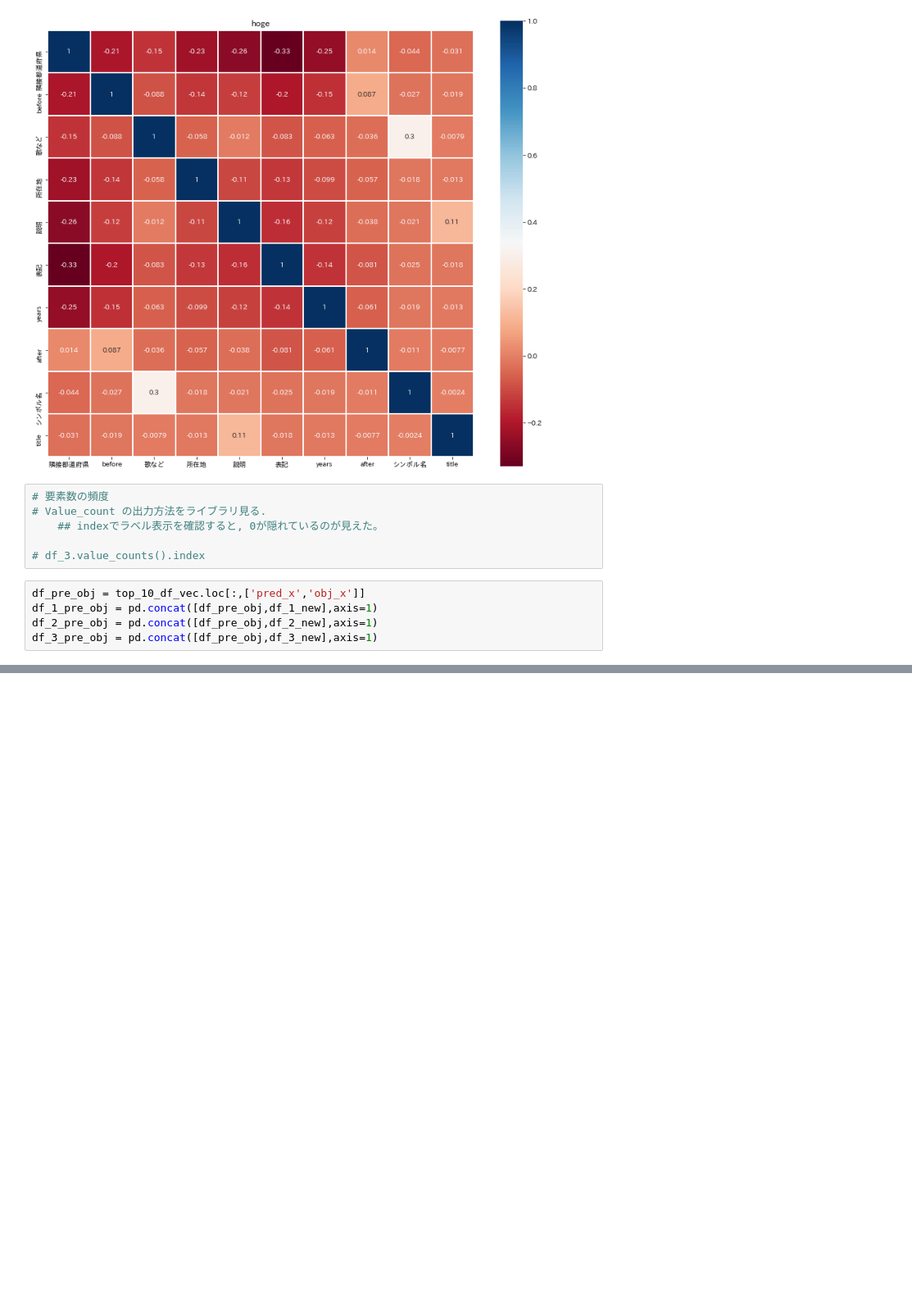
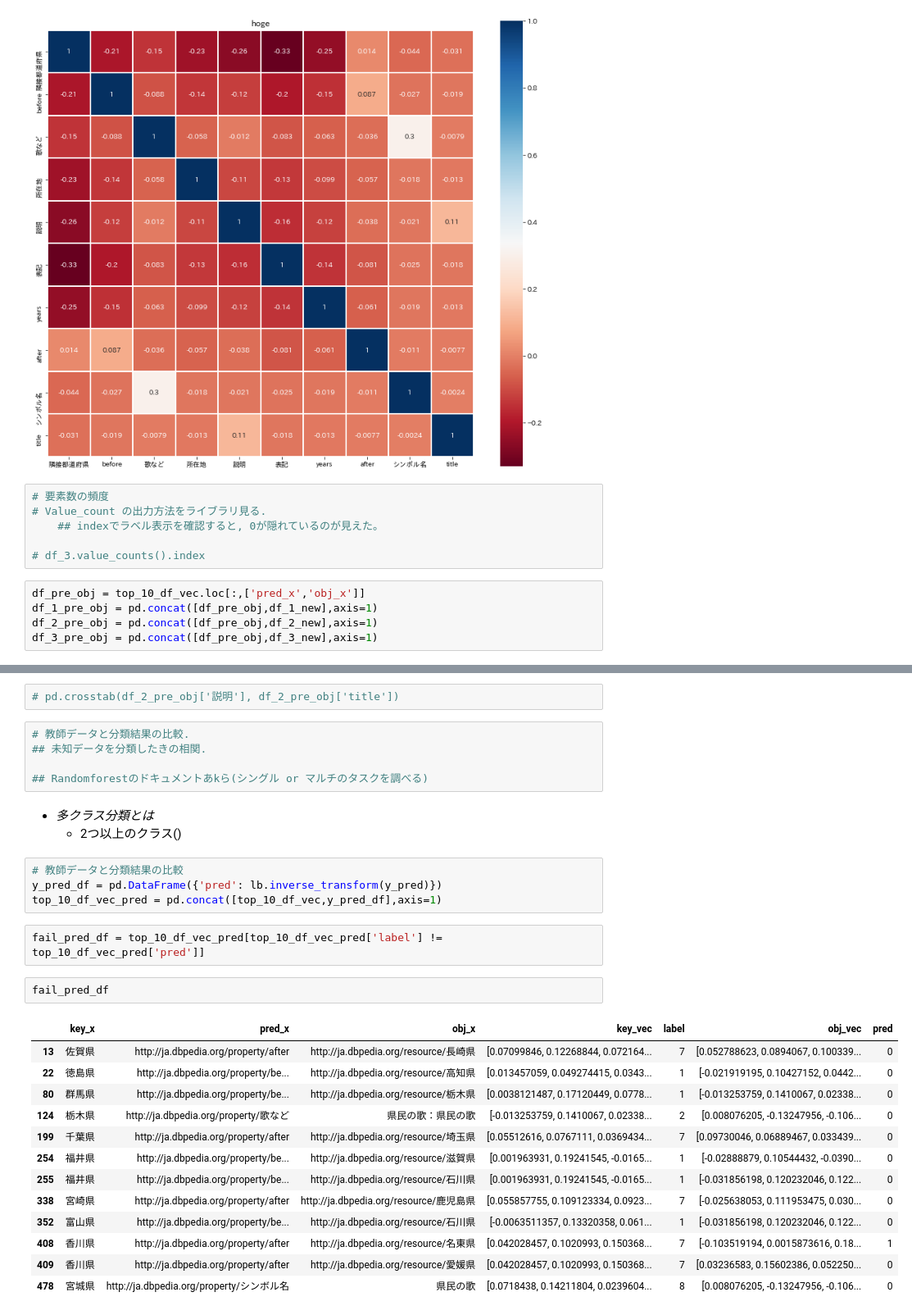
Before and after one commit to nallab/k208581_research, a Jupyter notebook: app/src/Multi-label/preprocessing.ipynb, the cells around one changed output, grey strips where cells are left out. Shown at 82% size. Saved outputs shown, nothing was run; the diff lists cells and outputs as text; blank space fills up the shorter version.

```diff
--- a/app/src/Multi-label/preprocessing.ipynb
+++ b/app/src/Multi-label/preprocessing.ipynb
@@ -177,0 +175,32 @@ pd.crosstab(df_2_pre_obj['歌など'], df_2_pre_obj['シンボル名'])
+# %%
+# pd.crosstab(df_2_pre_obj['説明'], df_2_pre_obj['title'])
+# %%
+# 教師データと分類結果の比較.
+## 未知データを分類したきの相関.
+
+## Randomforestのドキュメントあkら(シングル or マルチのタスクを調べる)
+# %% [markdown]
+- *多クラス分類とは*
+    - 2つ以上のクラス()
+# %%
+# 教師データと分類結果の比較
+y_pred_df = pd.DataFrame({'pred': lb.inverse_transform(y_pred)})
+top_10_df_vec_pred = pd.concat([top_10_df_vec,y_pred_df],axis=1)
+# %%
+fail_pred_df = top_10_df_vec_pred[top_10_df_vec_pred['label'] != top_10_df_vec_pred['pred']]
+# %%
+fail_pred_df
+# %% [output]
+|  | key_x | pred_x | obj_x | key_vec | label | obj_vec | pred |
+| 13 | 佐賀県 | http://ja.dbpedia.org/property/after | http://ja.dbpedia.org/resource/長崎県 | [0.07099846, 0.12268844, 0.072164... | 7 | [0.052788623, 0.0894067, 0.100339... | 0 |
+| 22 | 徳島県 | http://ja.dbpedia.org/property/be... | http://ja.dbpedia.org/resource/高知県 | [0.013457059, 0.049274415, 0.0343... | 1 | [-0.021919195, 0.10427152, 0.0442... | 0 |
+| 80 | 群馬県 | http://ja.dbpedia.org/property/be... | http://ja.dbpedia.org/resource/栃木県 | [0.0038121487, 0.17120449, 0.0778... | 1 | [-0.013253759, 0.1410067, 0.02338... | 0 |
+| 124 | 栃木県 | http://ja.dbpedia.org/property/歌など | 県民の歌：県民の歌 | [-0.013253759, 0.1410067, 0.02338... | 2 | [0.008076205, -0.13247956, -0.106... | 0 |
+| 199 | 千葉県 | http://ja.dbpedia.org/property/after | http://ja.dbpedia.org/resource/埼玉県 | [0.05512616, 0.0767111, 0.0369434... | 7 | [0.09730046, 0.06889467, 0.033439... | 0 |
+| 254 | 福井県 | http://ja.dbpedia.org/property/be... | http://ja.dbpedia.org/resource/滋賀県 | [0.001963931, 0.19241545, -0.0165... | 1 | [-0.02888879, 0.10544432, -0.0390... | 0 |
+| 255 | 福井県 | http://ja.dbpedia.org/property/be... | http://ja.dbpedia.org/resource/石川県 | [0.001963931, 0.19241545, -0.0165... | 1 | [-0.031856198, 0.120232046, 0.122... | 0 |
+| 338 | 宮崎県 | http://ja.dbpedia.org/property/after | http://ja.dbpedia.org/resource/鹿児島県 | [0.055857755, 0.109123334, 0.0923... | 7 | [-0.025638053, 0.111953475, 0.030... | 0 |
+| 352 | 富山県 | http://ja.dbpedia.org/property/be... | http://ja.dbpedia.org/resource/石川県 | [-0.0063511357, 0.13320358, 0.061... | 1 | [-0.031856198, 0.120232046, 0.122... | 0 |
+| 408 | 香川県 | http://ja.dbpedia.org/property/after | http://ja.dbpedia.org/resource/名東県 | [0.042028457, 0.1020993, 0.150368... | 7 | [-0.103519194, 0.0015873616, 0.18... | 1 |
+| 409 | 香川県 | http://ja.dbpedia.org/property/after | http://ja.dbpedia.org/resource/愛媛県 | [0.042028457, 0.1020993, 0.150368... | 7 | [0.03236583, 0.15602386, 0.052250... | 0 |
+| 478 | 宮城県 | http://ja.dbpedia.org/property/シンボル名 | 県民の歌 | [0.0718438, 0.14211804, 0.0239604... | 8 | [0.008076205, -0.13247956, -0.106... | 0 |
```
Also changed, not shown: parts of 14 cells of this notebook.
